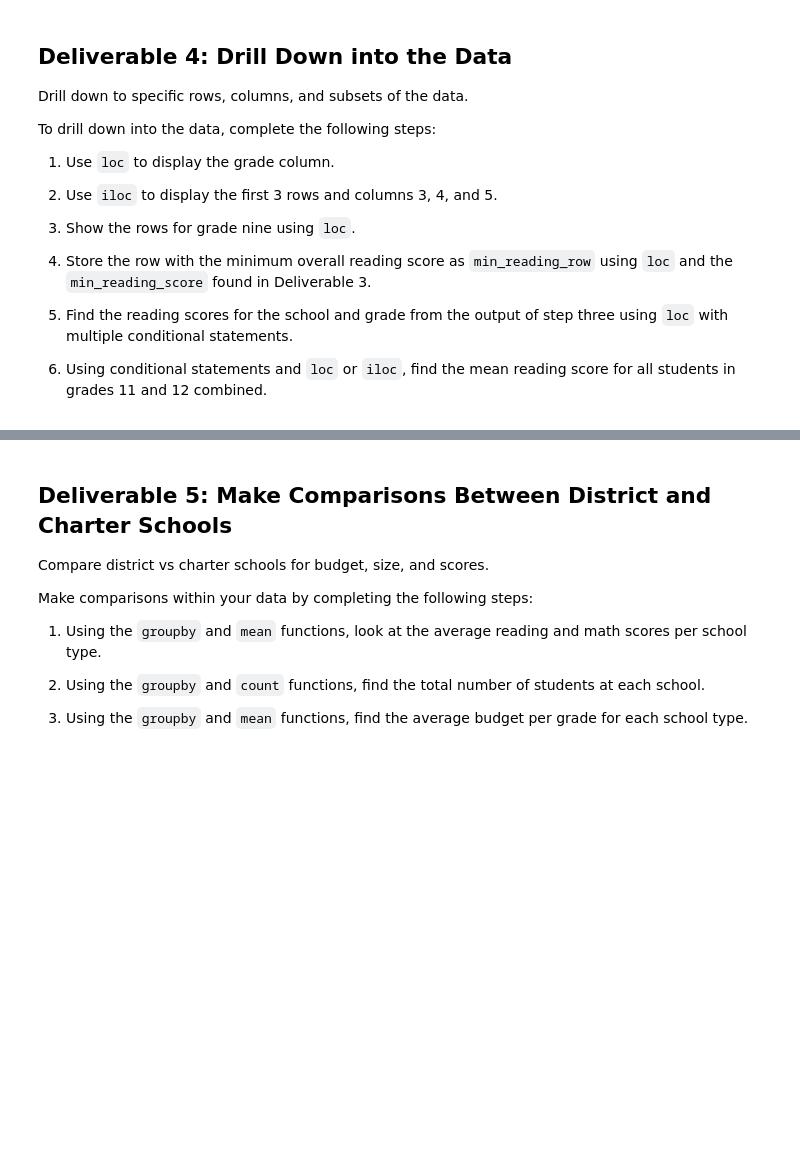
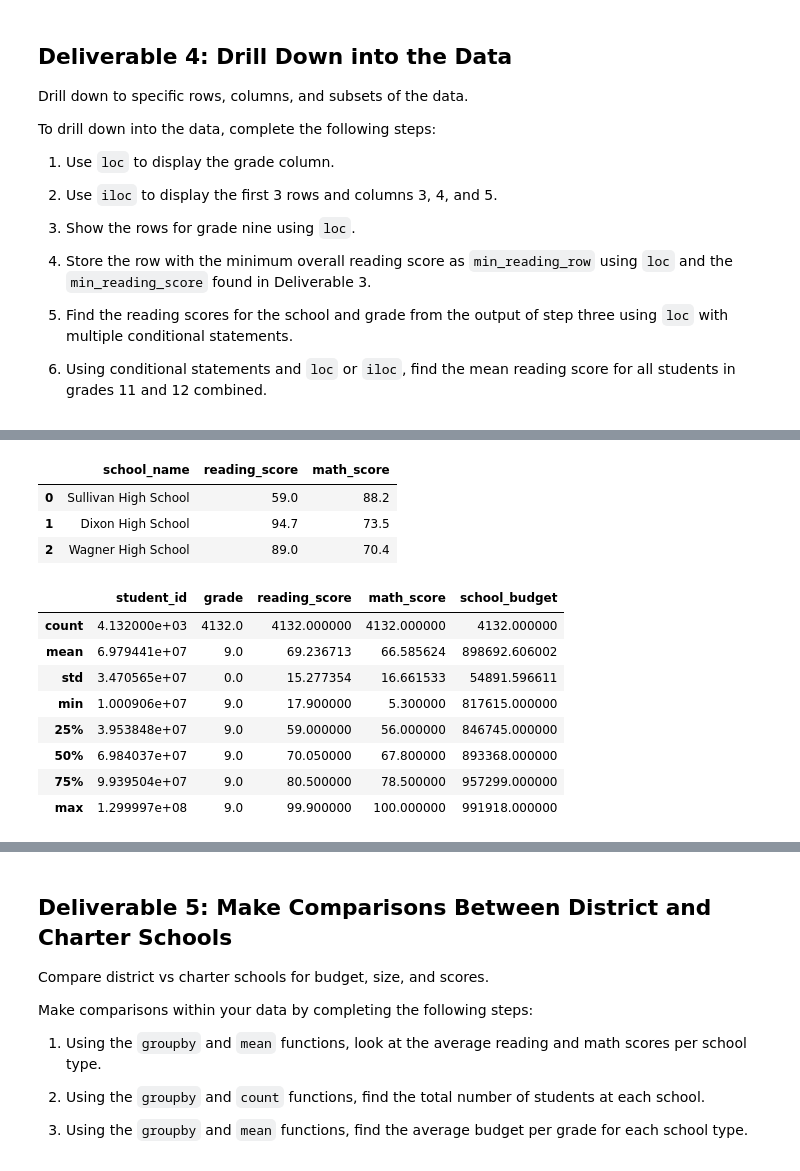
Before and after one commit to tanahildebrand/student_data, a Jupyter notebook: Student_Data_Challenge.ipynb, the cells around one changed output, grey strips where cells are left out. Saved outputs shown, nothing was run; the diff lists cells and outputs as text; code cells hidden in the pictures; blank space fills up the shorter version.

```diff
--- a/Student_Data_Challenge.ipynb
+++ b/Student_Data_Challenge.ipynb
@@ -92,7 +212,25 @@ To drill down into the data, complete the following steps:
 # %%
 # Use `iloc` to display the first 3 rows and columns 3, 4, and 5.
+student_df.iloc[:3,3:6]
+# %% [output]
+|  | school_name | reading_score | math_score |
+| 0 | Sullivan High School | 59.0 | 88.2 |
+| 1 | Dixon High School | 94.7 | 73.5 |
+| 2 | Wagner High School | 89.0 | 70.4 |
 # %%
 # Select the rows for grade nine and display their summary statistics using `loc` and `describe`.
+grade_nine_schools_df = student_df.loc[student_df["grade"] == 9]
+grade_nine_schools_df.describe()
+# %% [output]
+|  | student_id | grade | reading_score | math_score | school_budget |
+| count | 4.132000e+03 | 4132.0 | 4132.000000 | 4132.000000 | 4132.000000 |
+| mean | 6.979441e+07 | 9.0 | 69.236713 | 66.585624 | 898692.606002 |
+| std | 3.470565e+07 | 0.0 | 15.277354 | 16.661533 | 54891.596611 |
+| min | 1.000906e+07 | 9.0 | 17.900000 | 5.300000 | 817615.000000 |
+| 25% | 3.953848e+07 | 9.0 | 59.000000 | 56.000000 | 846745.000000 |
+| 50% | 6.984037e+07 | 9.0 | 70.050000 | 67.800000 | 893368.000000 |
+| 75% | 9.939504e+07 | 9.0 | 80.500000 | 78.500000 | 957299.000000 |
+| max | 1.299997e+08 | 9.0 | 99.900000 | 100.000000 | 991918.000000 |
 # %%
 # Store the row with the minimum overall reading score as `min_reading_row`
 # using `loc` and the `min_reading_score` found in Deliverable 3.
```
Also changed, not shown: parts of 22 cells of this notebook.
